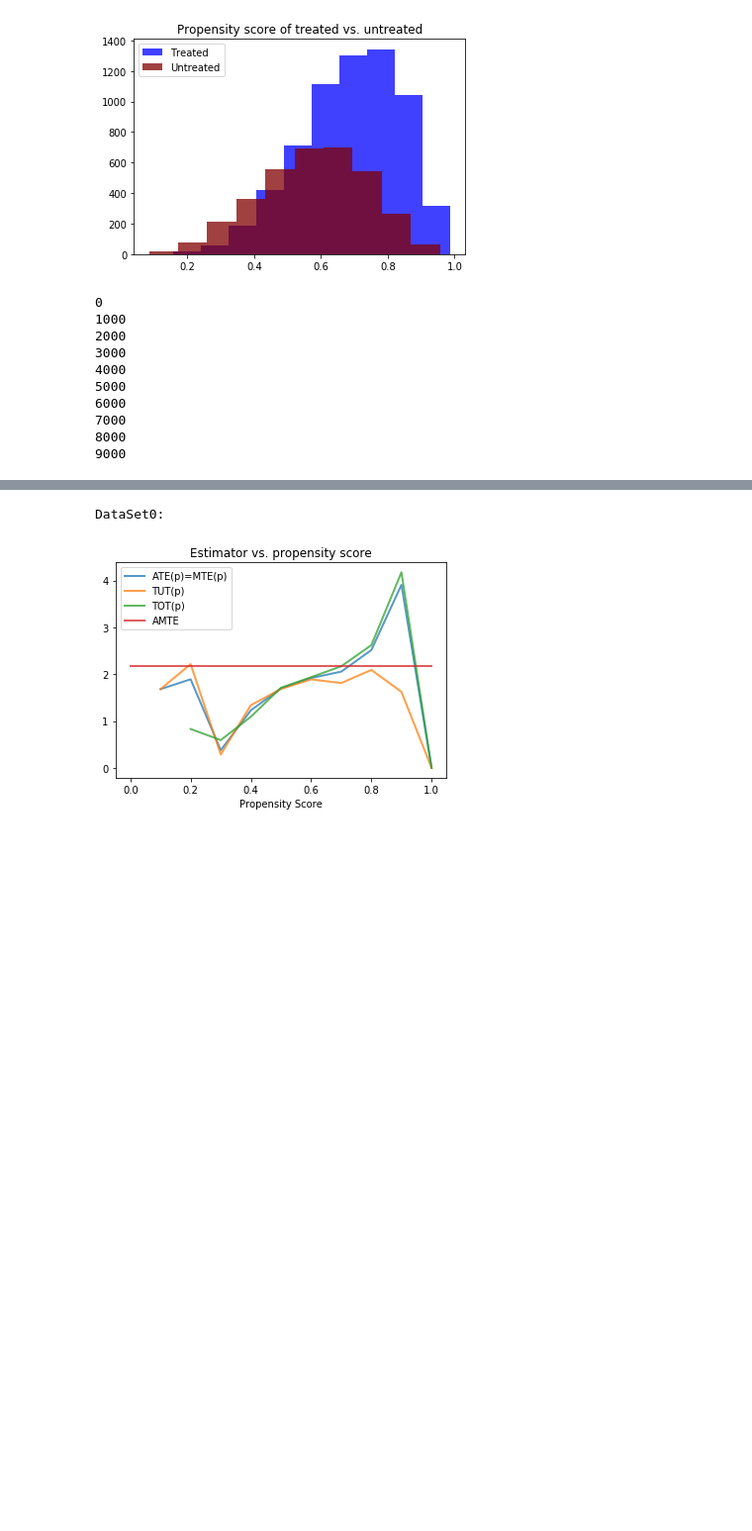
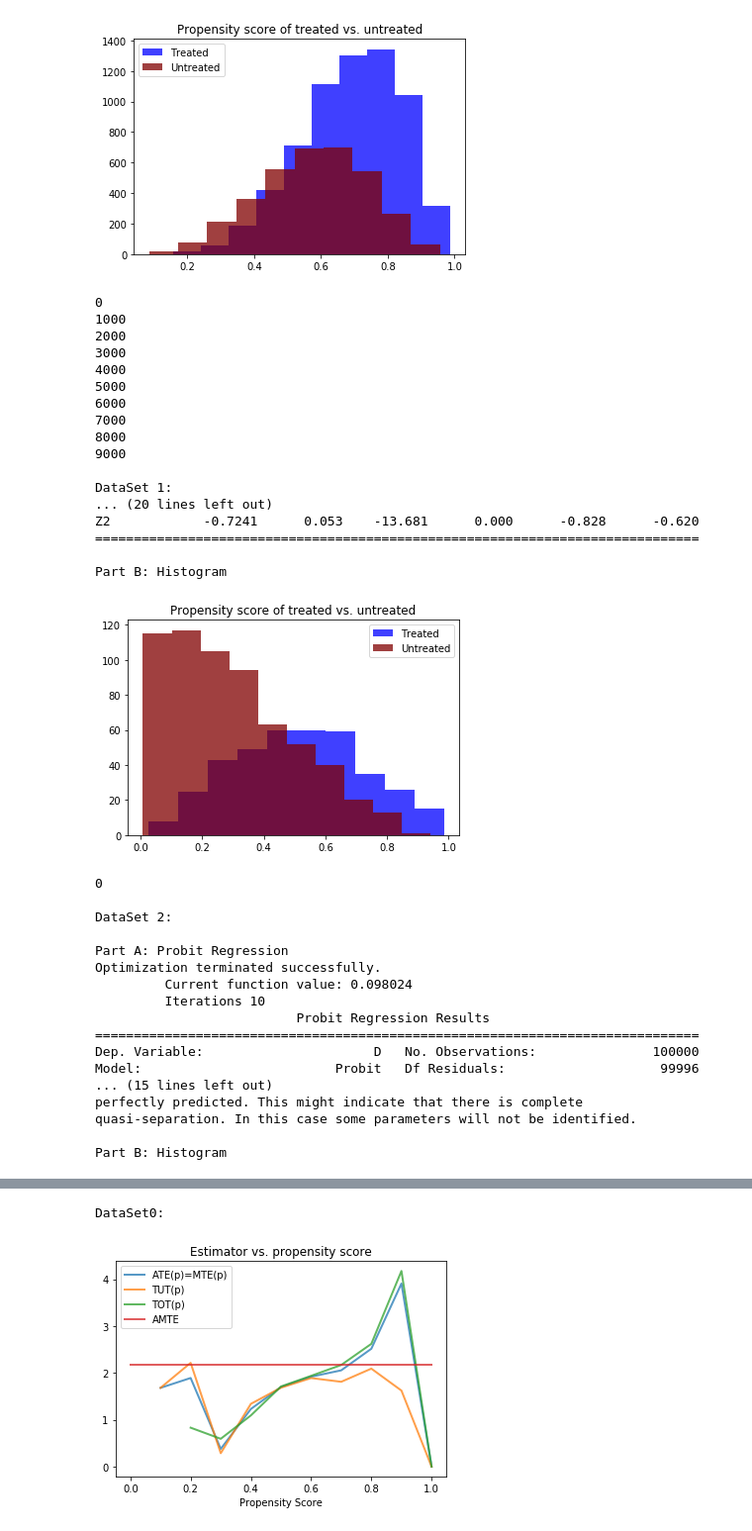
Before and after one commit to jeannesorin/Skwad, a Jupyter notebook: Empirical Analysis III/Problem Sets/Heckman Pset 4/Code_Chase_V2.ipynb, the cells around one changed output, grey strips where cells are left out. Shown at 99% size. Cells and saved outputs as stored; diff of their text form; code cells hidden in the pictures; blank space fills up the shorter version.

```diff
--- a/Empirical Analysis III/Problem Sets/Heckman Pset 4/Code_Chase_V2.ipynb
+++ b/Empirical Analysis III/Problem Sets/Heckman Pset 4/Code_Chase_V2.ipynb
@@ -29,8 +28,8 @@ data_2.columns = column_names
 data_3.columns = column_names
 # %%
 # DataSets 0, 1, 3 are alright...DataSet2 takes a while!
-database_list = [data_0]
-re_match = "yes"
+database_list = [data_0, data_1, data_2, data_3]
+re_match = "no"
 count=0
 
 for data in database_list:
@@ -131,16 +130,41 @@ Date:                Thu, 04 Jun 2020   Pseudo R-squ.:                 0.09027
 ... (9 lines left out)
 Z2             0.0170      0.013      1.270      0.204      -0.009       0.043
 ==============================================================================
 
 Part B: Histogram
 [figure]
 0
 1000
 2000
 3000
 4000
 5000
 6000
 7000
 8000
 9000
+
+DataSet 1:
+... (20 lines left out)
+Z2            -0.7241      0.053    -13.681      0.000      -0.828      -0.620
+==============================================================================
+
+Part B: Histogram
+[figure, added]
+0
+
+DataSet 2:
+
+Part A: Probit Regression
+Optimization terminated successfully.
+         Current function value: 0.098024
+         Iterations 10
+                          Probit Regression Results
+==============================================================================
+Dep. Variable:                      D   No. Observations:               100000
+Model:                         Probit   Df Residuals:                    99996
+... (15 lines left out)
+perfectly predicted. This might indicate that there is complete
+quasi-separation. In this case some parameters will not be identified.
+
+Part B: Histogram
```
Also changed, not shown: parts of 7 cells of this notebook, 3 other files.
